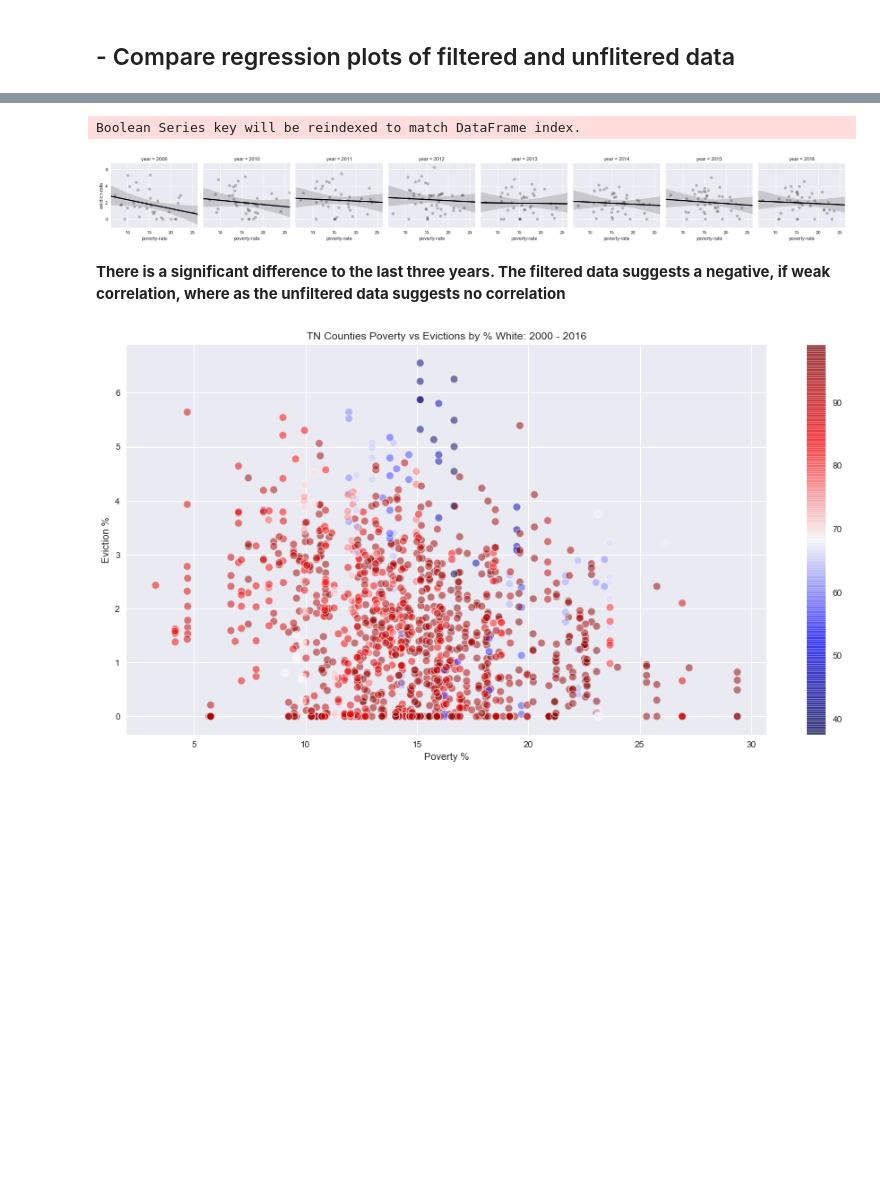
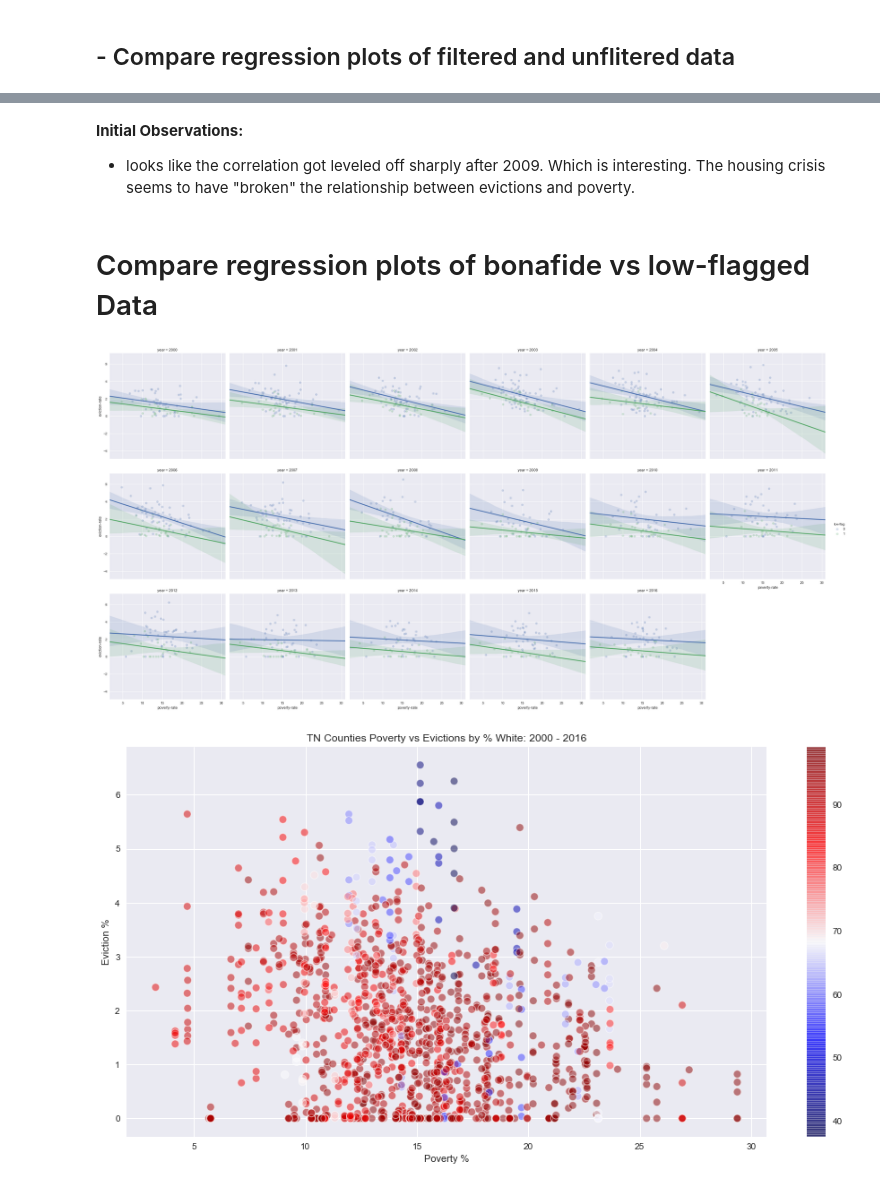
Before and after one commit to paulo-g-martinez/eviction-lab-tn-nss-capstone, a Jupyter notebook: regression-analysis-with-corrected-flags.ipynb, the cells around one changed output, grey strips where cells are left out. Drawn from its saved outputs; the diff is of its cells as text; code cells hidden in the pictures; blank space fills up the shorter version.

```diff
--- a/regression-analysis-with-corrected-flags.ipynb
+++ b/regression-analysis-with-corrected-flags.ipynb
@@ -326,14 +360,20 @@ g = g.map(sns.regplot, 'poverty-rate', 'eviction-rate', color = 'red', scatter_k
-# %%
-g = sns.FacetGrid(counties_evicts_df[counties_evicts_df.year >= 2009][counties_evicts_df['low-flag'] == 0],
-                  col = 'year')
-g = g.map(sns.regplot, 'poverty-rate', 'eviction-rate', color = 'black', scatter_kws = {'alpha':'.25',
-                                            'edgecolors':'white',
-                                           'linewidths':'1'})
-# %% [output]
-Boolean Series key will be reindexed to match DataFrame index.
-[figure, removed]
-# %% [markdown]
-**There is a significant difference to the last three years. The filtered data suggests a negative, if weak correlation, where as the unfiltered data suggests no correlation**
+# %% [markdown]
+**Initial Observations:**
+- looks like the correlation got leveled off sharply after 2009. Which is interesting. The housing crisis seems to have "broken" the relationship between evictions and poverty.
+# %% [markdown]
+# Compare regression plots of bonafide vs low-flagged Data
+# %%
+sns.lmplot(x = 'poverty-rate',
+           y = 'eviction-rate',
+           hue = 'low-flag',
+           col = 'year', col_wrap = 6,
+           data = counties_evicts_df,
+           scatter_kws = {'alpha':'.25',
+                          'edgecolors':'white',
+                          'linewidths':'.5'})
+plt.show()
+# %% [output]
+[figure, added]
 # %%
 plt.figure(figsize=(16,8))
 plt.scatter(x = 'poverty-rate', y = 'eviction-rate', data = counties_evicts_df,
```
Also changed, not shown: parts of 22 cells of this notebook.
